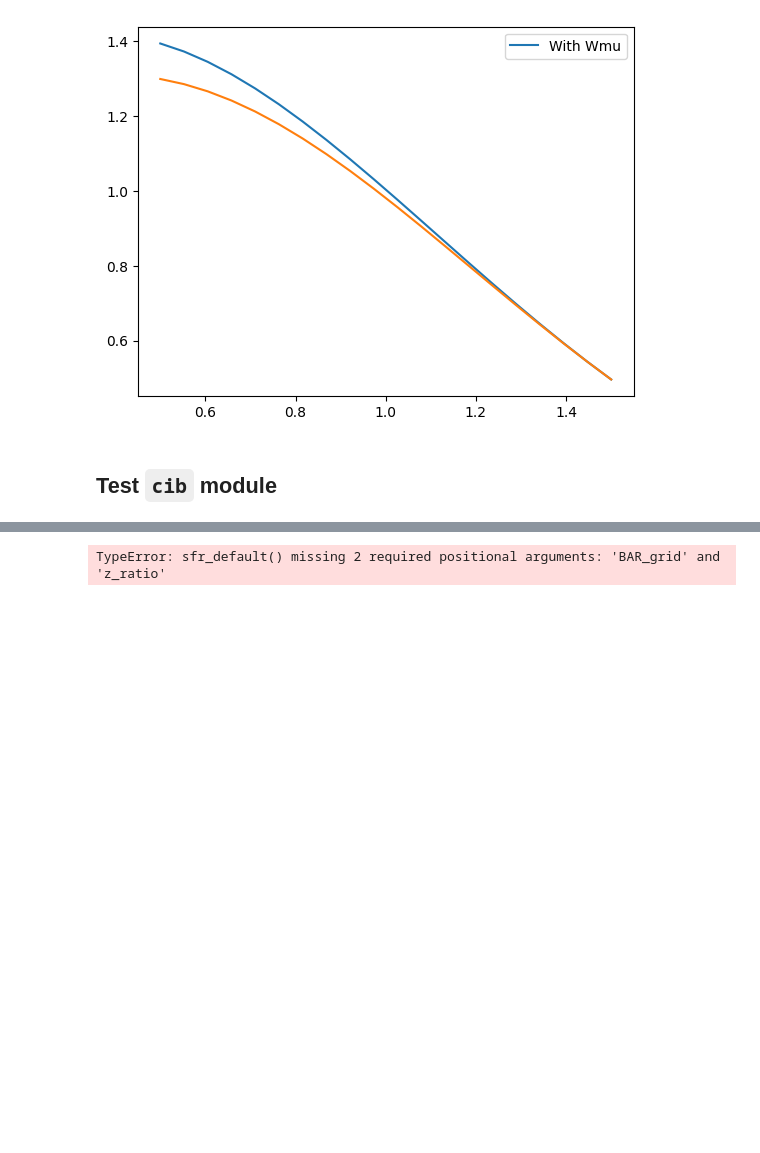
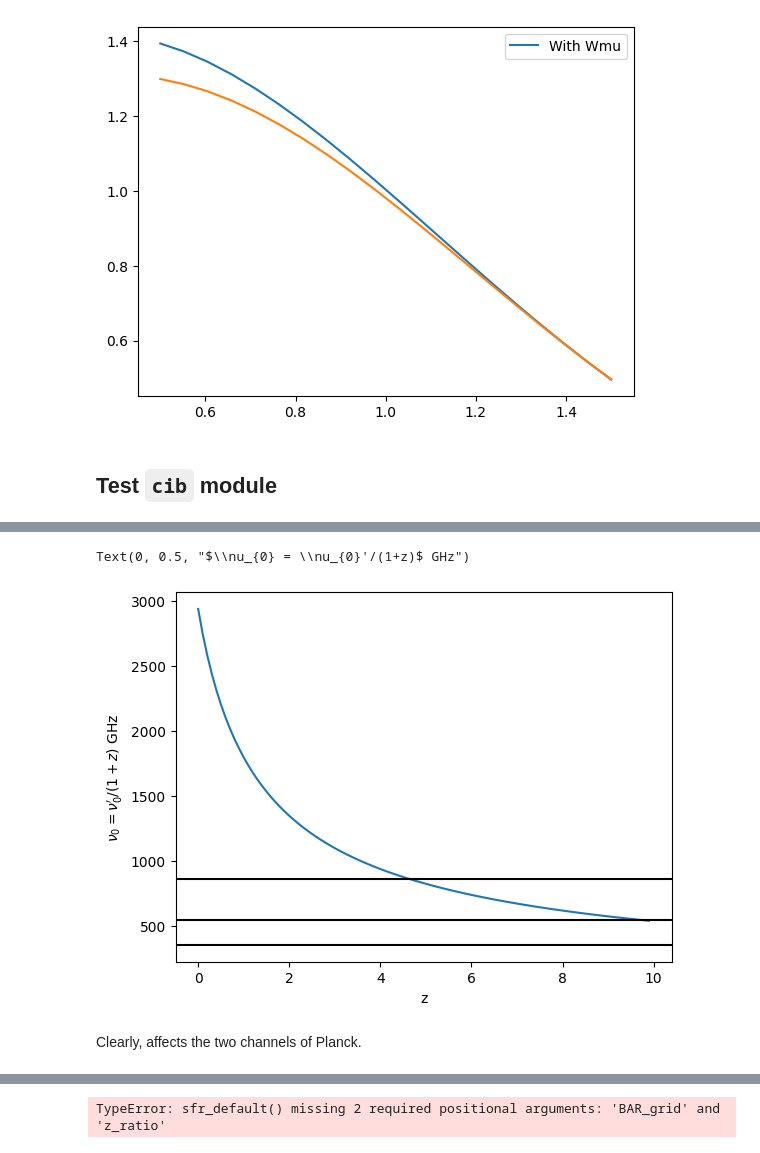
Before and after one commit to destrys/galCIB, a Jupyter notebook: notebooks/scratch-temp.ipynb, the cells around one changed output, grey strips where cells are left out. Drawn from its saved outputs; the diff is of its cells as text; code cells hidden in the pictures; blank space fills up the shorter version.

```diff
--- a/notebooks/scratch-temp.ipynb
+++ b/notebooks/scratch-temp.ipynb
@@ -85,0 +109,16 @@ cib2 = CIBModel(sfr_fn=custom_sfr,
+# %%
+zcib = np.arange(0,10, 0.1)
+tst_Tdust_cib = _compute_Tdust(21.13, 0.29, zcib)
+tst_nu0z_cib = _compute_nu0_z(1.98, tst_Tdust_cib, 1.7)
+# %%
+plt.plot(zcib, (tst_nu0z_cib/1e9)/(1+zcib))
+plt.axhline(857, c = 'k')
+plt.axhline(545, c = 'k')
+plt.axhline(353, c = 'k')
+plt.xlabel("z")
+plt.ylabel(r"$\nu_{0} = \nu_{0}'/(1+z)$ GHz" )
+# %% [output]
+Text(0, 0.5, "$\\nu_{0} = \\nu_{0}'/(1+z)$ GHz")
+[figure, added]
+# %% [markdown]
+Clearly, affects the two channels of Planck.
```
Also changed, not shown: parts of 17 cells of this notebook, 5 other files.
